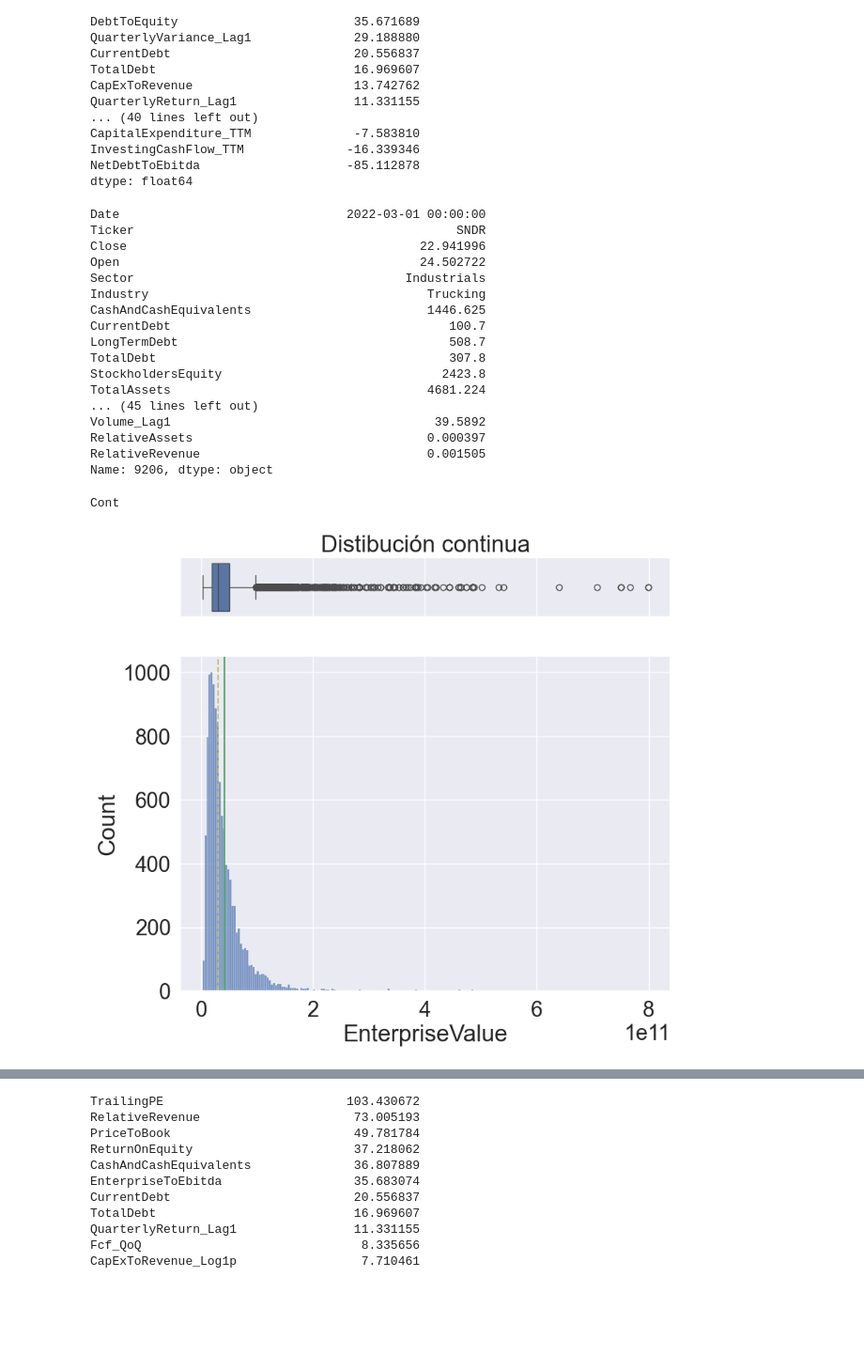
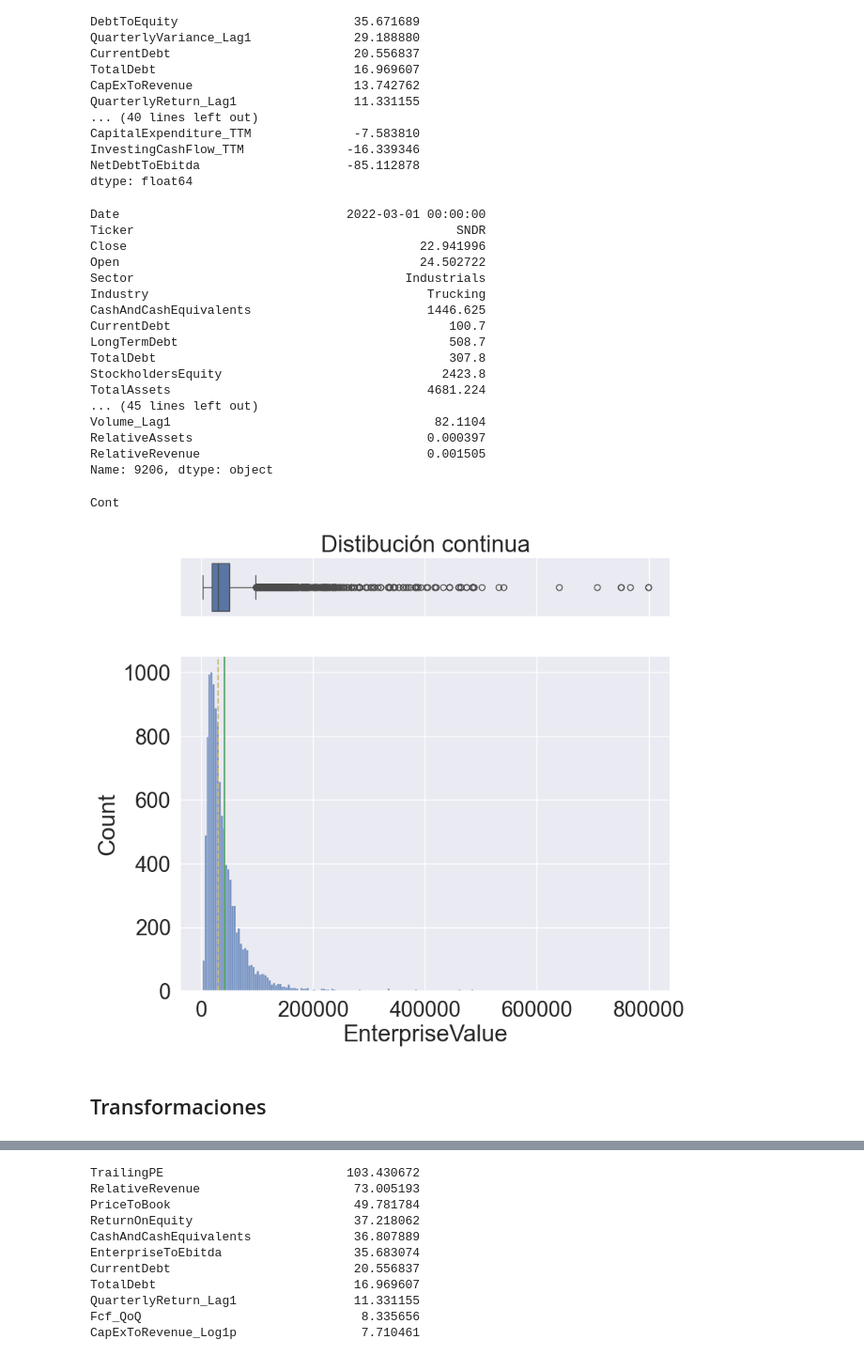
Before and after one commit to sebakremis/FinDataMining, a Jupyter notebook: 02_Notebook_Transformacion.ipynb, the cells around one changed output, grey strips where cells are left out. Shown at 94% size. Drawn from its saved outputs; the diff is of its cells as text; code cells hidden in the pictures; blank space fills up the shorter version.

Commit message:
reordenar celdas y funciones en la fase de transformacion, refactorizar transformacion logaritmica

```diff
--- a/02_Notebook_Transformacion.ipynb
+++ b/02_Notebook_Transformacion.ipynb
@@ -53,0 +59,6 @@ df[['Industry', 'Sector']].head()
+# %%
+df['Sector'] = df['Sector'].astype('category')
+df['Industry'] = df['Industry'].astype('category')
+
+# Valores unicos en Sector
+df['Sector'].value_counts()
@@ -54 +98,3 @@ df[['Industry', 'Sector']].head()
+# %%
+df = columnas_en_millones(df)
 # %% [markdown]
@@ -262,7 +308,7 @@ Cantidad de casos: 22
 # Se imputa manualmente el caso encontrado
 condicion = df_clean['Ticker'] == 'MKSI'
 df_clean.loc[condicion, 'Sector'] = 'Technology'
-df_clean.loc[condicion, 'Industry'] = 'Scientific & Technical Instruments'
+df_clean.loc[condicion, 'Industry'] = 'Scientific And Technical Instruments'
 # %% [markdown]
 * Se imputan parte de los NaNs en Variables Financieras antes de calcular métricas,
 mediante las relaciones contables entre ellas:
@@ -436,8 +482,8 @@ dtype: float64
 # %% [markdown]
 * Se aplica lag de 1 período a Volumen para evitar Data Leakage:
 # %%
-df_with_features['Volume_Lag1'] = df_with_features['Volume'].shift(1)
-df_with_features.drop('Volume', axis=1, inplace=True)
+columnas_lag1 = ['Volume']
+df_with_features = calcular_lag(df_with_features, columnas_lag1, q=1)
 # %% [markdown]
 * Se calculan tamaños relativos: RelativeAssets y RelativeRevenue
 # %%
@@ -618,7 +622,7 @@ NetDebtToEbitda                    -85.112878
 dtype: float64
 # %%
 # Analizar extremos
-df_min = df_transformed.loc[df_transformed['EnterpriseValue'].idxmin()]
+df_min = df_imputed.loc[df_imputed['EnterpriseValue'].idxmin()]
 df_min
 # %% [output]
 Date                               2022-03-01 00:00:00
@@ -634,14 +638,16 @@ TotalDebt                                        307.8
 StockholdersEquity                              2423.8
 TotalAssets                                   4681.224
 ... (45 lines left out)
-Volume_Lag1                                    39.5892
+Volume_Lag1                                    82.1104
 RelativeAssets                                0.000397
 RelativeRevenue                               0.001505
 Name: 9206, dtype: object
 # %%
 # Graficar
-columna_a_graficar = 'EnterpriseValue' # indicar columna para el grafico
-plot(df_transformed[columna_a_graficar])
+columna_a_graficar = 'EnterpriseValue' # indicar columna para el gráfico
+plot(df_imputed[columna_a_graficar])
 # %% [output]
 Cont
-[figure, old version]
+[figure, new version]
+# %% [markdown]
+## Transformaciones
```
Also changed, not shown: parts of 33 cells of this notebook, 1 other file.
